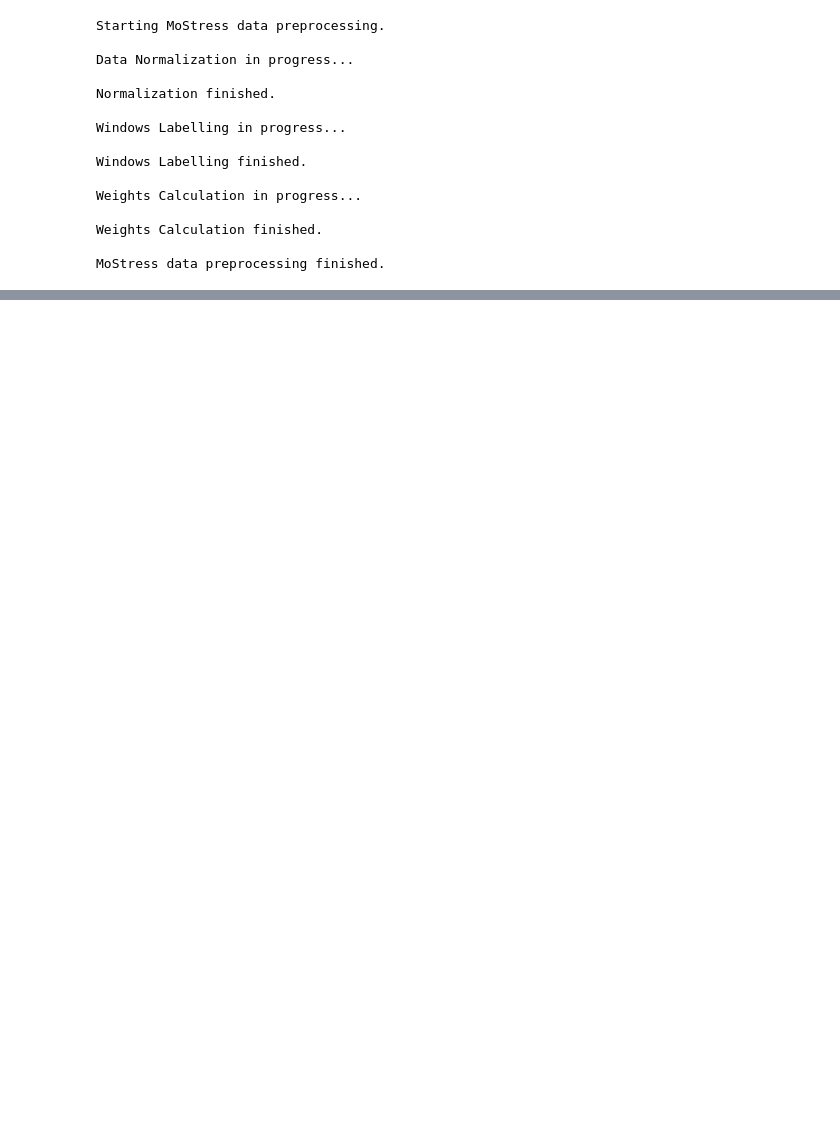
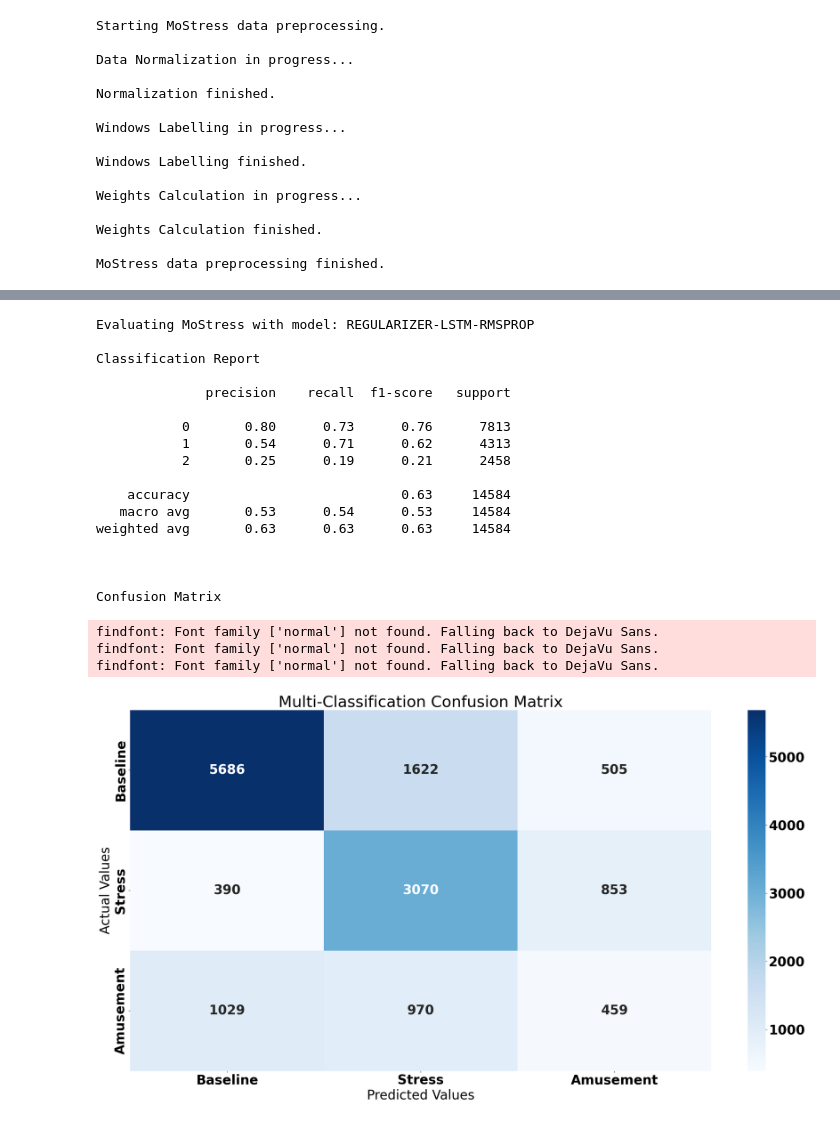
Before and after one commit to ramos-ai/MoStress, a Jupyter notebook: main.ipynb, the cells around one changed output, grey strips where cells are left out. Cells and saved outputs as stored; diff of their text form; code cells hidden in the pictures; blank space fills up the shorter version.

Commit message:
adding model evaluation

```diff
--- a/main.ipynb
+++ b/main.ipynb
@@ -8,7 +10,7 @@ from moStress.neuralNetwork.MoStressNeuralNetwork import MoStressNeuralNetwork
 # %%
-wesadDataPath = "data/WESAD"
-datasetJsonFilePath = "configs/wesadDatasetOptions.json"
-moStressJsonFilePath = "configs/moStressConfigs.json"
+wesadDataPath =  join("data", "WESAD")
+datasetJsonFilePath = join("configs", "wesadDatasetOptions.json")
+moStressJsonFilePath = join("configs","moStressConfigs.json")
 # %%
 with open(datasetJsonFilePath, 'r') as j:
         wesadOptions = json.loads(j.read())
@@ -113,0 +110,30 @@ Model Fitted
+# %%
+evaluator = EvaluateModel(
+    moStressNeuralNetwork.model,
+    moStressNeuralNetwork.modelFullName,
+    { "features": moStressPreprocessing.featuresModelValidation, "targets": moStressPreprocessing.targetsModelValidation }
+)
+# %%
+evaluator.executeEvaluation()
+# %% [output]
+Evaluating MoStress with model: REGULARIZER-LSTM-RMSPROP
+
+Classification Report
+
+              precision    recall  f1-score   support
+
+           0       0.80      0.73      0.76      7813
+           1       0.54      0.71      0.62      4313
+           2       0.25      0.19      0.21      2458
+
+    accuracy                           0.63     14584
+   macro avg       0.53      0.54      0.53     14584
+weighted avg       0.63      0.63      0.63     14584
+
+
+
+Confusion Matrix
+findfont: Font family ['normal'] not found. Falling back to DejaVu Sans.
+findfont: Font family ['normal'] not found. Falling back to DejaVu Sans.
+findfont: Font family ['normal'] not found. Falling back to DejaVu Sans.
+[figure, added]
```
Also changed, not shown: parts of 4 cells of this notebook, 12 other files.
